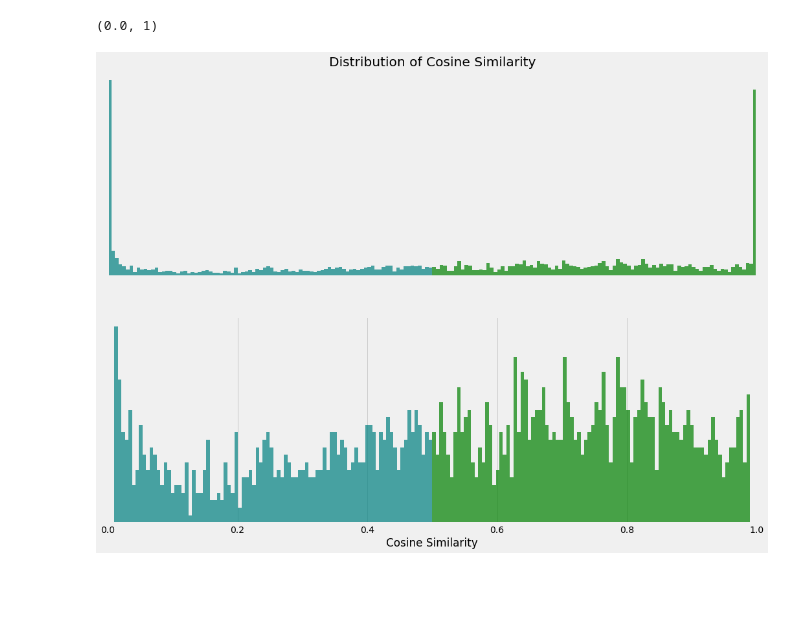
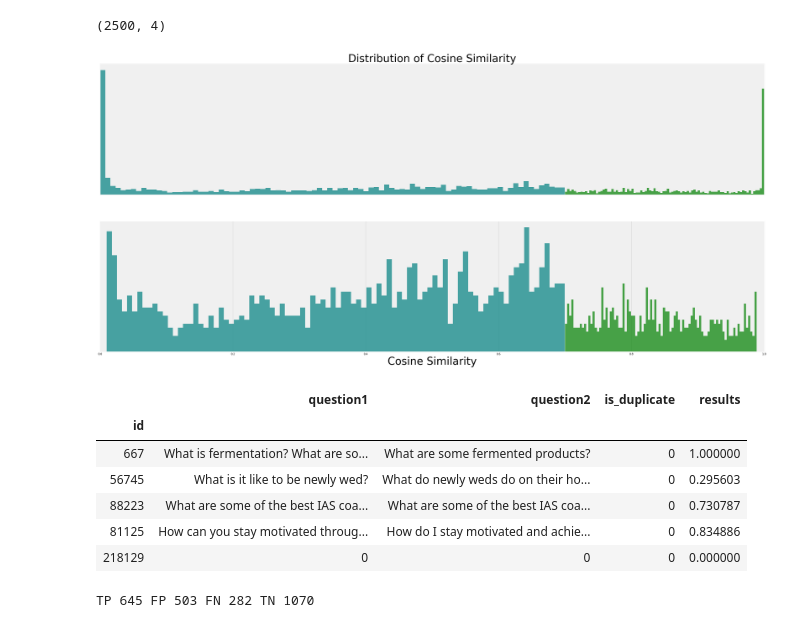
Before and after one commit to DamielCowen/semantic-equivalence, a Jupyter notebook: Model6.ipynb, the cells around one changed output. Saved outputs shown, nothing was run; the diff lists cells and outputs as text; code cells hidden in the pictures; blank space fills up the shorter version.

```diff
--- a/Model6.ipynb
+++ b/Model6.ipynb
@@ -9,3 +19,7 @@ plt.style.use('fivethirtyeight')
+# %%
+model6.shape
+# %% [output]
+(2500, 4)
 # %%
 model6 = pd.read_csv('data/model6.csv', index_col = 0)
 
@@ -14,22 +28,69 @@ model6.loc[model6.results < 0] = 0
 final_no_out = model6.loc[model6['results'] < 0.99]
 final_no_out = final_no_out.loc[final_no_out['results'] > 0.01]
 # %%
-fig, axs = plt.subplots(2,1, figsize = (16,12),sharex=True)
-axs[0].set_title("Distribution of Cosine Similarity")
-axs[0].hist(model6.loc[model6['results'] < 0.500]['results'], bins = 90, color='teal', alpha = 0.7)
-axs[0].hist(model6.loc[model6['results'] > 0.500]['results'] , bins = 90, color='green', alpha = 0.7)
-axs[1].hist(final_no_out.loc[final_no_out['results'] < 0.5]['results'], bins = 90, color='teal', alpha = 0.7)
-axs[1].hist(final_no_out.loc[final_no_out['results'] > 0.5]['results'] , bins = 90, color='green', alpha = 0.7)
+fig, axs = plt.subplots(2,1, figsize = (40,20),sharex=True)
+axs[0].set_title("Distribution of Cosine Similarity", fontsize = 40)
+axs[0].hist(model6.loc[model6['results'] < 0.700]['results'],
+            bins = 90, color='teal', alpha = 0.7)
+axs[0].hist(model6.loc[model6['results'] > 0.700]['results'],
+            bins = 90, color='green', alpha = 0.7)
+axs[1].hist(final_no_out.loc[final_no_out['results'] < 0.700]['results'],
+            bins = 90, color='teal', alpha = 0.7)
+axs[1].hist(final_no_out.loc[final_no_out['results'] > 0.700]['results'],
+            bins = 90, color='green', alpha = 0.7)
 
 axs[0].get_yaxis().set_visible(False)
 axs[1].get_yaxis().set_visible(False)
 axs[0].get_xaxis().set_visible(False)
 #axs[1].get_xaxis().set_visible(False)
-axs[1].set_xlabel("Cosine Similarity")
+axs[1].set_xlabel("Cosine Similarity", fontsize = 40)
 
 axs[0].set_xlim(model6.loc[model6['results'] < 0.500]['results'].min(),1)
 
-#plt.savefig('CosineSimilarity.png')
+plt.savefig('SRC/CosineSimilarity.png', transparent=True)
 # %% [output]
-(0.0, 1)
-[figure, old version]
+[figure, new version]
+# %%
+model6.head()
+# %% [output]
+|  | question1 | question2 | is_duplicate | results |
+| id |  |  |  |  |
+| 667 | What is fermentation? What are so... | What are some fermented products? | 0 | 1.000000 |
+| 56745 | What is it like to be newly wed? | What do newly weds do on their ho... | 0 | 0.295603 |
+| 88223 | What are some of the best IAS coa... | What are some of the best IAS coa... | 0 | 0.730787 |
+| 81125 | How can you stay motivated throug... | How do I stay motivated and achie... | 0 | 0.834886 |
+| 218129 | 0 | 0 | 0 | 0.000000 |
+# %%
+  #assumes that return_df_w_results has been run and self.final exsits
+threshold = 0.633
+correct = 0
+true_pos = 0
+true_neg = 0
+false_pos = 0
+false_neg = 0
+
+for idx in model6.index:
+    guess = (model6['results'].loc[idx] > threshold).astype(int)
+    actual =  model6['is_duplicate'].loc[idx]
+
+    if guess == actual:
+        correct += 1
+        if guess == 1:
+            true_pos += 1
+        if guess == 0:
+            true_neg += 1
+    elif guess == 1 and actual == 0:
+        false_pos += 1
+    else:
+        false_neg += 1
+
+#print(true_pos, " ", false_pos)
+#print(false_neg," ", true_neg)
+
+print("TP",true_pos, "FP",false_pos, "FN",false_neg, "TN",true_neg)
+accuracy = (true_pos + true_neg) / model6.shape[0]
+TPR = true_pos / (model6['is_duplicate'] == True).astype(int).sum()
+FPR = true_neg / (model6['is_duplicate'] == False).astype(int).sum()
+precision = true_pos / (true_pos +false_pos)
+# %% [output]
+TP 645 FP 503 FN 282 TN 1070
```
Also changed, not shown: parts of 2 cells of this notebook, 5 other files.
